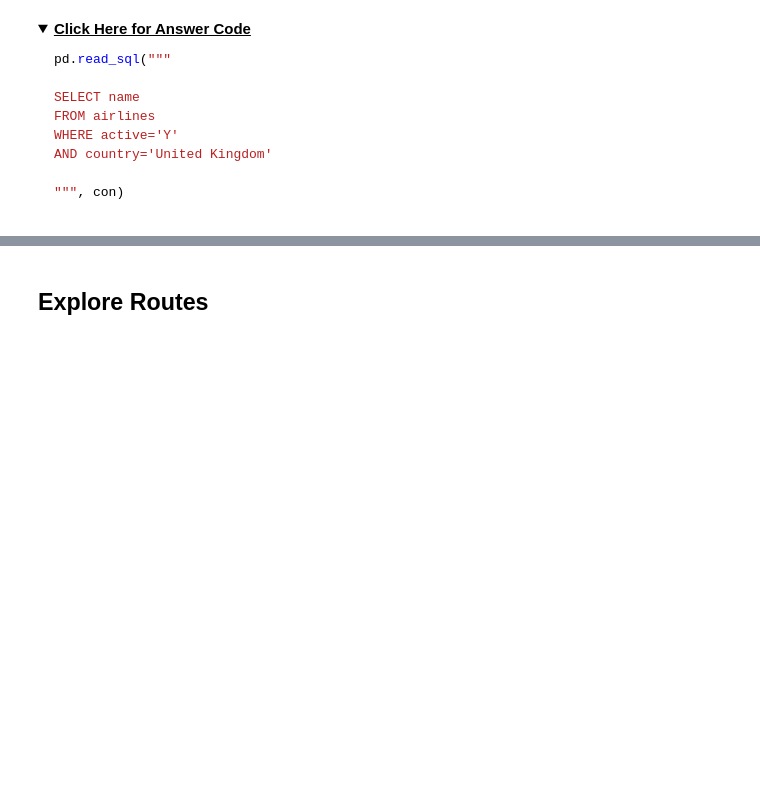
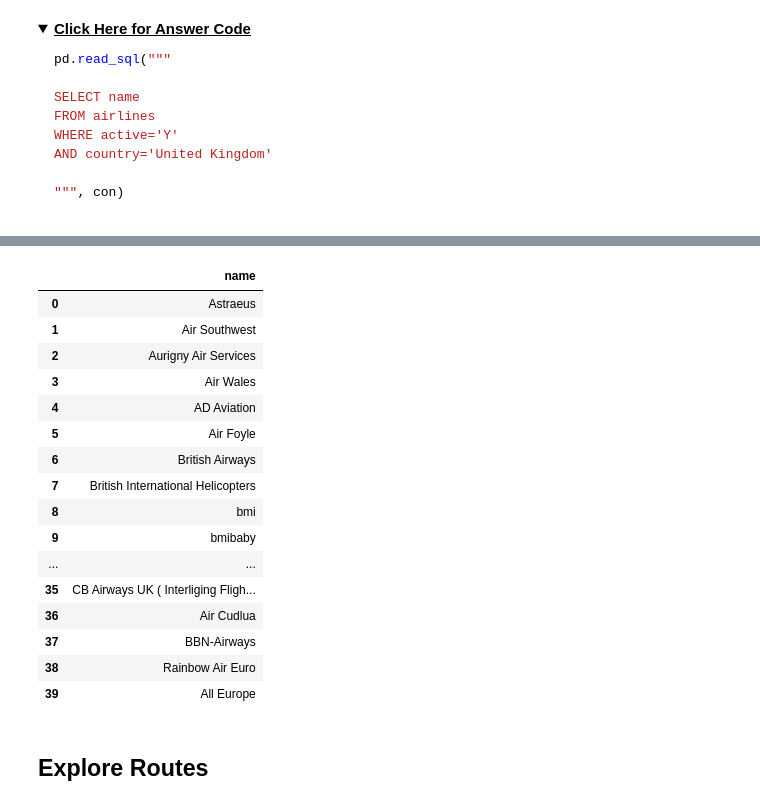
Before and after one commit to flatiron-school/DS-Deloitte-1003-c3, a Jupyter notebook: Lectures/SQL-Queries/sql_queries.ipynb, the cells around one changed output, grey strips where cells are left out. Saved outputs shown, nothing was run; the diff lists cells and outputs as text; code cells hidden in the pictures; folded sections open; blank space fills up the shorter version.

```diff
--- a/Lectures/SQL-Queries/sql_queries.ipynb
+++ b/Lectures/SQL-Queries/sql_queries.ipynb
@@ -439,3 +734,28 @@ AND country='United Kingdom'
+# %%
+# Your work here
+pd.read_sql("""
+SELECT name
+FROM airlines
+where active = "Y" AND country = "United Kingdom"
+""", con)
+# %% [output]
+|  | name |
+| 0 | Astraeus |
+| 1 | Air Southwest |
+| 2 | Aurigny Air Services |
+| 3 | Air Wales |
+| 4 | AD Aviation |
+| 5 | Air Foyle |
+| 6 | British Airways |
+| 7 | British International Helicopters |
+| 8 | bmi |
+| 9 | bmibaby |
+| ... | ... |
+| 35 | CB Airways UK ( Interliging Fligh... |
+| 36 | Air Cudlua |
+| 37 | BBN-Airways |
+| 38 | Rainbow Air Euro |
+| 39 | All Europe |
 # %% [markdown]
 ## Explore Routes
 # %% [markdown]
```
Also changed, not shown: parts of 32 cells of this notebook.
